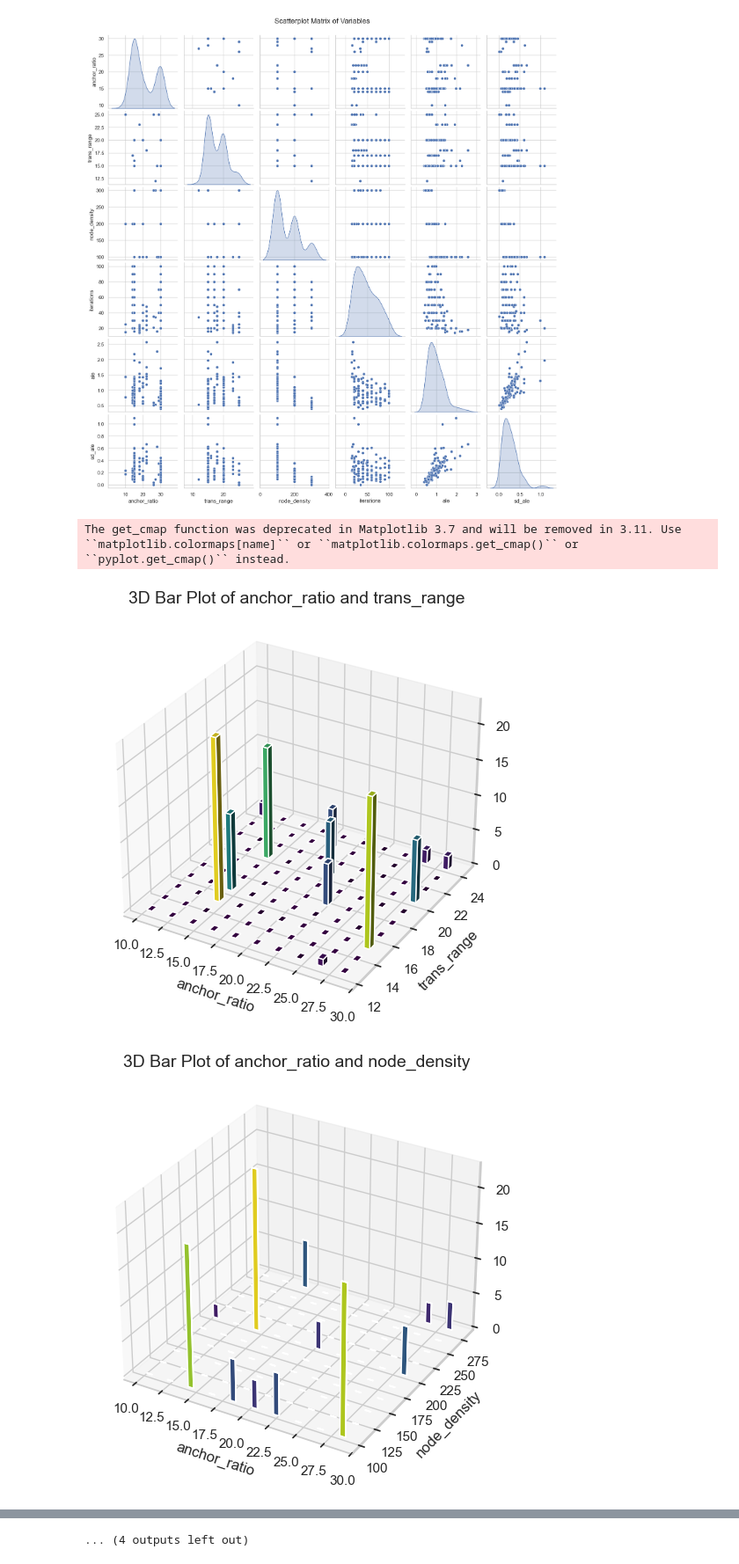
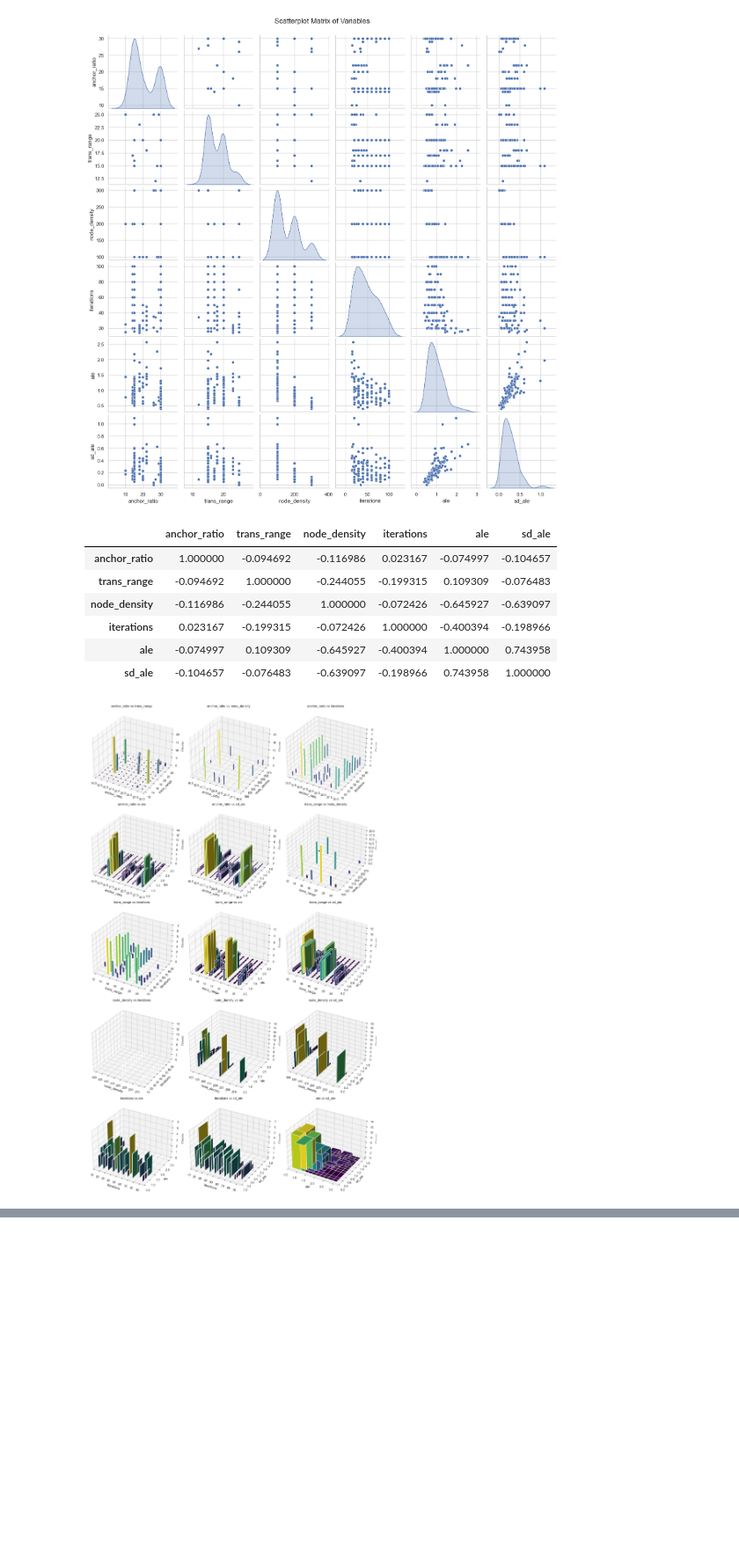
Before and after one commit to Nitesh-kumar7078/multivariate_project, a Jupyter notebook: EDA.ipynb, the cells around one changed output, grey strips where cells are left out. Shown at 88% size. Cells and saved outputs as stored; diff of their text form; code cells hidden in the pictures; blank space fills up the shorter version.

```diff
--- a/EDA.ipynb
+++ b/EDA.ipynb
@@ -101,4 +97,17 @@ fig = px.imshow(covariance_matrix,
 )
 
 fig.show()
+# %%
+df.mean()
+
+df[X_columns].cov()
+df[X_columns].corr()
+# %% [output]
+|  | anchor_ratio | trans_range | node_density | iterations | ale | sd_ale |
+| anchor_ratio | 1.000000 | -0.094692 | -0.116986 | 0.023167 | -0.074997 | -0.104657 |
+| trans_range | -0.094692 | 1.000000 | -0.244055 | -0.199315 | 0.109309 | -0.076483 |
+| node_density | -0.116986 | -0.244055 | 1.000000 | -0.072426 | -0.645927 | -0.639097 |
+| iterations | 0.023167 | -0.199315 | -0.072426 | 1.000000 | -0.400394 | -0.198966 |
+| ale | -0.074997 | 0.109309 | -0.645927 | -0.400394 | 1.000000 | 0.743958 |
+| sd_ale | -0.104657 | -0.076483 | -0.639097 | -0.198966 | 0.743958 | 1.000000 |
 # %%
@@ -139,50 +146,58 @@ fig.update_layout(
 fig.show()
 # %%
 import numpy as np
-from itertools import combinations  # Import combinations
+from itertools import combinations
+import warnings
 
-# Function to create 3D bar plot for a pair of variables
-def plot_3d_bar(df, var1, var2, cmap_name='viridis'):
-    fig = plt.figure(figsize=(8, 6))
-    ax = fig.add_subplot(111, projection='3d')
-
+# Function to create a single 3D bar plot
+def plot_3d_bar(ax, df, var1, var2, cmap_name='viridis'):
     # Create 2D histogram for the pair of variables
     hist, xedges, yedges = np.histogram2d(df[var1], df[var2], bins=10)
 
     # Construct positions for bars
     xpos, ypos = np.meshgrid(xedges[:-1] + 0.25, yedges[:-1] + 0.25, indexing="ij")
     xpos = xpos.ravel()
     ypos = ypos.ravel()
     zpos = 0
 
     # Heights of bars
     dz = hist.ravel()
 
     # Width and depth of bars
     dx = dy = 0.5 * np.ones_like(dz)
 
     # Color mapping for bars
     colors = plt.cm.get_cmap(cmap_name)(dz / dz.max() if dz.max() > 0 else dz)  # Normalize heights safely
 
     # Plot 3D bars
     ax.bar3d(xpos, ypos, zpos, dx, dy, dz, color=colors, zsort='average')
 
     # Labels and Title
     ax.set_xlabel(var1)
     ax.set_ylabel(var2)
     ax.set_zlabel('Counts')
-    ax.set_title(f'3D Bar Plot of {var1} and {var2}', fontsize=14)
+    ax.set_title(f'{var1} vs {var2}')
 
-    plt.show()  # Display each plot separately
-
-# Assuming your variables are stored in the `df` DataFrame
+# Generate all combinations of variable pairs
 X_columns = df.columns.tolist()  # Replace with specific column names if necessary
 combinations_of_columns = list(combinations(X_columns, 2))  # Generate all pairs of columns
 
-# Loop through each pair of variables to create 3D bar plots
-for var1, var2 in combinations_of_columns:
-    plot_3d_bar(df, var1, var2)
+# Set up the subplot grid
+n_plots = len(combinations_of_columns)
+n_cols = 3  # Number of columns in the grid
+n_rows = (n_plots + n_cols - 1) // n_cols  # Calculate rows needed for the grid
+
+fig = plt.figure(figsize=(5 * n_cols, 5 * n_rows))
+
+# Loop through each pair of variables and create subplots
+for idx, (var1, var2) in enumerate(combinations_of_columns):
+    ax = fig.add_subplot(n_rows, n_cols, idx + 1, projection='3d')
+    plot_3d_bar(ax, df, var1, var2)
+
+# Adjust layout and display
+plt.tight_layout()
+plt.show()
+
+warnings.filterwarnings("ignore")
 # %% [output]
-The get_cmap function was deprecated in Matplotlib 3.7 and will be removed in 3.11. Use ``matplotlib.colormaps[name]`` or ``matplotlib.colormaps.get_cmap()`` or ``pyplot.get_cmap()`` instead.
-[figure, old version]
+[figure, new version]
-[figure, removed]
@@ -198 +203,0 @@ The get_cmap function was deprecated in Matplotlib 3.7 and will be removed in 3.
-... (4 outputs left out)
```
Also changed, not shown: parts of 24 cells of this notebook.
